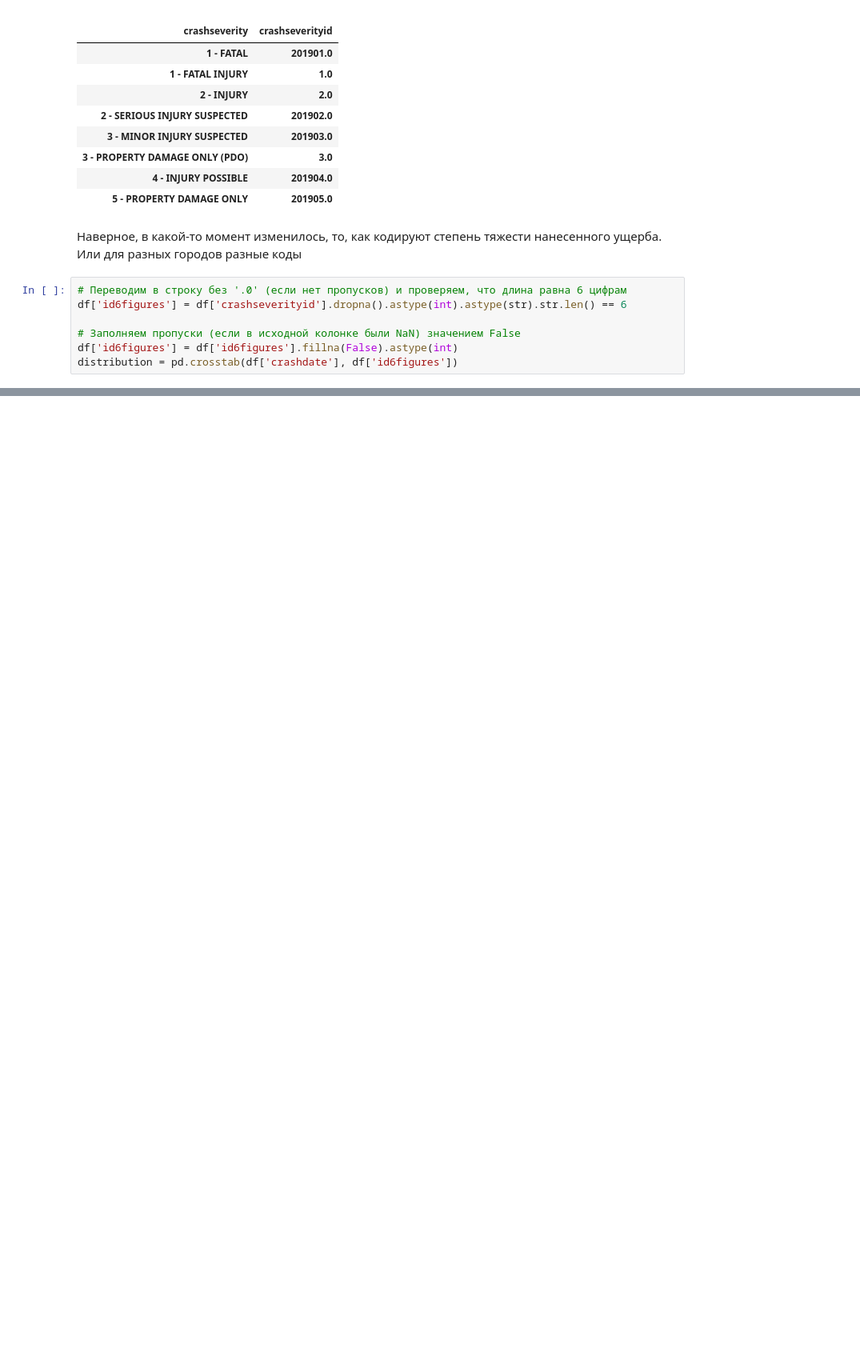
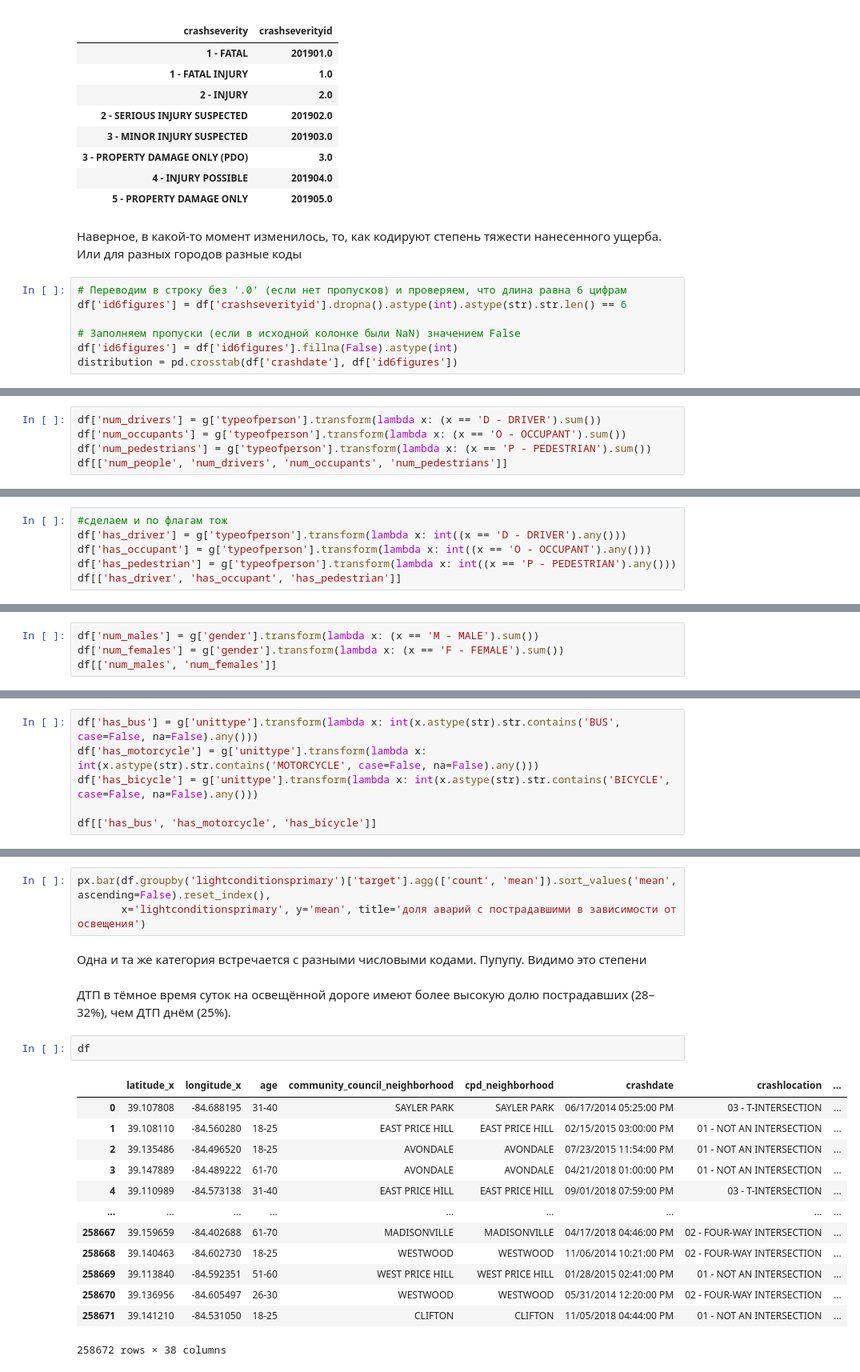
Before and after one commit to tdrkn/GP5, a Jupyter notebook: 1/GP5_1.ipynb, the cells around one changed output, grey strips where cells are left out. Shown at 80% size. Drawn from its saved outputs; the diff is of its cells as text; blank space fills up the shorter version.

```diff
--- a/1/GP5_1.ipynb
+++ b/1/GP5_1.ipynb
@@ -155,0 +275,5 @@ Index(['address_x', 'latitude_x', 'longitude_x', 'age',
+# %%
+df['num_drivers'] = g['typeofperson'].transform(lambda x: (x == 'D - DRIVER').sum())
+df['num_occupants'] = g['typeofperson'].transform(lambda x: (x == 'O - OCCUPANT').sum())
+df['num_pedestrians'] = g['typeofperson'].transform(lambda x: (x == 'P - PEDESTRIAN').sum())
+df[['num_people', 'num_drivers', 'num_occupants', 'num_pedestrians']]
@@ -155,0 +294,6 @@ Index(['address_x', 'latitude_x', 'longitude_x', 'age',
+# %%
+#сделаем и по флагам тож
+df['has_driver'] = g['typeofperson'].transform(lambda x: int((x == 'D - DRIVER').any()))
+df['has_occupant'] = g['typeofperson'].transform(lambda x: int((x == 'O - OCCUPANT').any()))
+df['has_pedestrian'] = g['typeofperson'].transform(lambda x: int((x == 'P - PEDESTRIAN').any()))
+df[['has_driver', 'has_occupant', 'has_pedestrian']]
@@ -155,0 +316,4 @@ Index(['address_x', 'latitude_x', 'longitude_x', 'age',
+# %%
+df['num_males'] = g['gender'].transform(lambda x: (x == 'M - MALE').sum())
+df['num_females'] = g['gender'].transform(lambda x: (x == 'F - FEMALE').sum())
+df[['num_males', 'num_females']]
@@ -155,0 +334,6 @@ Index(['address_x', 'latitude_x', 'longitude_x', 'age',
+# %%
+df['has_bus'] = g['unittype'].transform(lambda x: int(x.astype(str).str.contains('BUS', case=False, na=False).any()))
+df['has_motorcycle'] = g['unittype'].transform(lambda x: int(x.astype(str).str.contains('MOTORCYCLE', case=False, na=False).any()))
+df['has_bicycle'] = g['unittype'].transform(lambda x: int(x.astype(str).str.contains('BICYCLE', case=False, na=False).any()))
+
+df[['has_bus', 'has_motorcycle', 'has_bicycle']]
@@ -155,0 +434,23 @@ Index(['address_x', 'latitude_x', 'longitude_x', 'age',
+# %%
+px.bar(df.groupby('lightconditionsprimary')['target'].agg(['count', 'mean']).sort_values('mean', ascending=False).reset_index(),
+       x='lightconditionsprimary', y='mean', title='доля аварий с пострадавшими в зависимости от освещения')
+# %% [markdown]
+Одна и та же категория встречается с разными числовыми кодами. Пупупу. Видимо это степени
+# %% [markdown]
+ДТП в тёмное время суток на освещённой дороге имеют более высокую долю пострадавших (28–32%), чем ДТП днём (25%).
+# %%
+df
+# %% [output]
+|  | latitude_x | longitude_x | age | community_council_neighborhood | cpd_neighborhood | crashdate | crashlocation | ... |
+| 0 | 39.107808 | -84.688195 | 31-40 | SAYLER PARK | SAYLER PARK | 06/17/2014 05:25:00 PM | 03 - T-INTERSECTION | ... |
+| 1 | 39.108110 | -84.560280 | 18-25 | EAST PRICE HILL | EAST PRICE HILL | 02/15/2015 03:00:00 PM | 01 - NOT AN INTERSECTION | ... |
+| 2 | 39.135486 | -84.496520 | 18-25 | AVONDALE | AVONDALE | 07/23/2015 11:54:00 PM | 01 - NOT AN INTERSECTION | ... |
+| 3 | 39.147889 | -84.489222 | 61-70 | AVONDALE | AVONDALE | 04/21/2018 01:00:00 PM | 01 - NOT AN INTERSECTION | ... |
+| 4 | 39.110989 | -84.573138 | 31-40 | EAST PRICE HILL | EAST PRICE HILL | 09/01/2018 07:59:00 PM | 03 - T-INTERSECTION | ... |
+| ... | ... | ... | ... | ... | ... | ... | ... | ... |
+| 258667 | 39.159659 | -84.402688 | 61-70 | MADISONVILLE | MADISONVILLE | 04/17/2018 04:46:00 PM | 02 - FOUR-WAY INTERSECTION | ... |
+| 258668 | 39.140463 | -84.602730 | 18-25 | WESTWOOD | WESTWOOD | 11/06/2014 10:21:00 PM | 02 - FOUR-WAY INTERSECTION | ... |
+| 258669 | 39.113840 | -84.592351 | 51-60 | WEST PRICE HILL | WEST PRICE HILL | 01/28/2015 02:41:00 PM | 01 - NOT AN INTERSECTION | ... |
+| 258670 | 39.136956 | -84.605497 | 26-30 | WESTWOOD | WESTWOOD | 05/31/2014 12:20:00 PM | 02 - FOUR-WAY INTERSECTION | ... |
+| 258671 | 39.141210 | -84.531050 | 18-25 | CLIFTON | CLIFTON | 11/05/2018 04:44:00 PM | 01 - NOT AN INTERSECTION | ... |
+258672 rows × 38 columns
```
Also changed, not shown: parts of 45 cells of this notebook, 2 other files.
